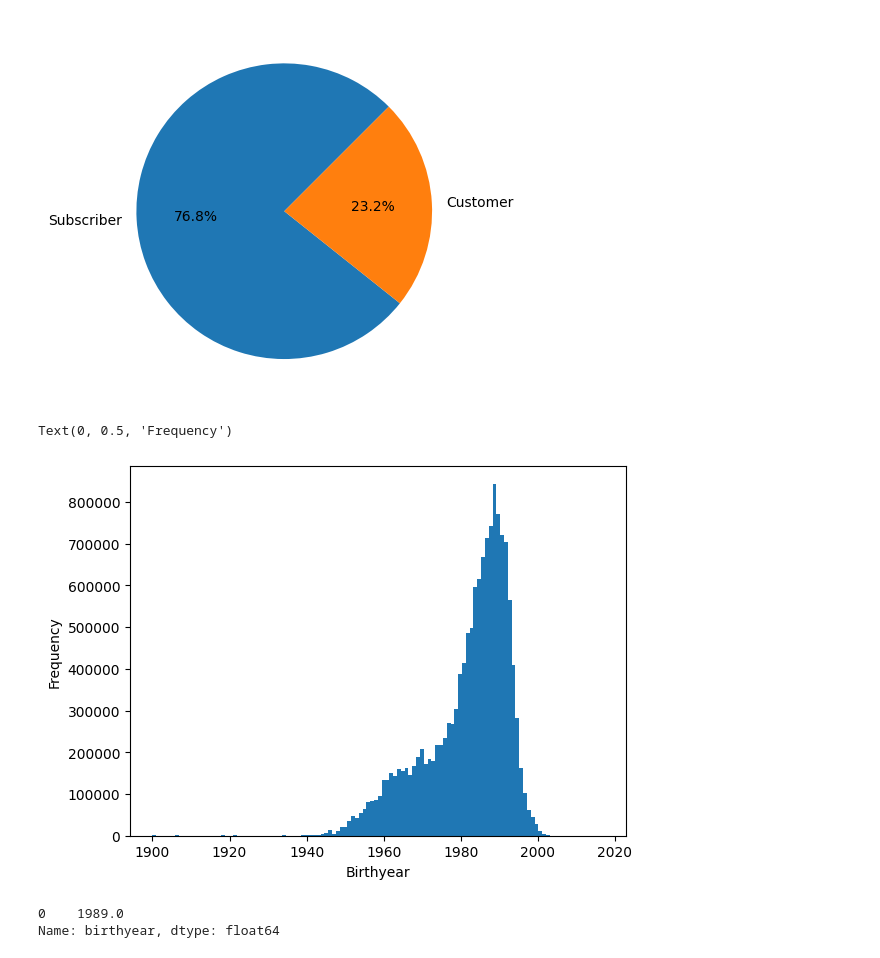
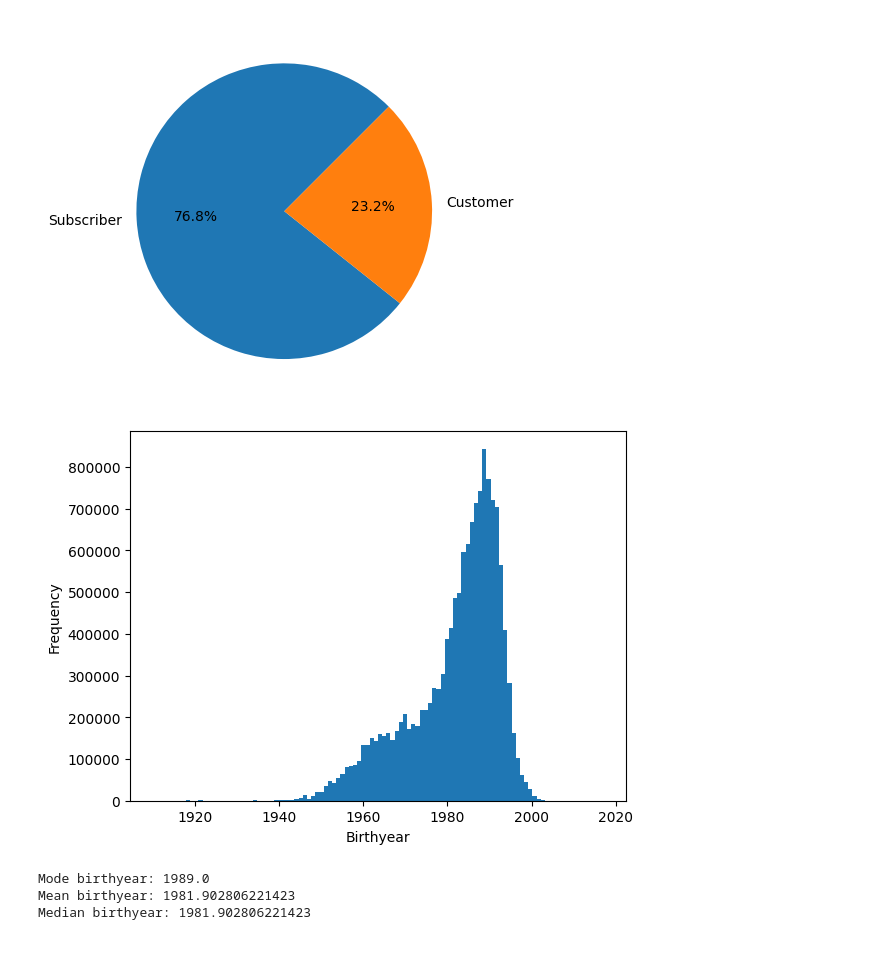
Before and after one commit to frogmasta/TE-360-Final-Project, a Jupyter notebook: main.ipynb, the cells around one changed output. Saved outputs shown, nothing was run; the diff lists cells and outputs as text; code cells hidden in the pictures.

```diff
--- a/main.ipynb
+++ b/main.ipynb
@@ -44,8 +48,7 @@ divvy_dfs
 
  [704054 rows x 12 columns]]
 # %%
-divvy_complete_df = pd.concat(divvy_dfs, ignore_index=True, sort=False)
-
+divvy_complete_df: pd.DataFrame = pd.concat(divvy_dfs, ignore_index=True, sort=False)
 divvy_complete_df.head()
 # %% [output]
 |  | trip_id | starttime | stoptime | bikeid | tripduration | from_station_id | from_station_name | ... |
@@ -77,7 +80,7 @@ We now need to fix and clean our data to make it ready to analyze.
 # %%
-divvy_cleaned_df = divvy_complete_df.copy(deep=True)
+divvy_cleaned_df: pd.DataFrame = divvy_complete_df.copy(deep=True)
 # %%
-column_mapping = {
+column_mapping: typing.Dict[str, str] = {
     "trip_id": "01 - Rental Details Rental ID",
     "bikeid": "01 - Rental Details Bike ID",
     "tripduration": "01 - Rental Details Duration In Seconds Uncapped",
@@ -95,5 +98,4 @@ column_mapping = {
 }
 
 for key, val in column_mapping.items():
-    print(f"{key}:{val}")
     divvy_cleaned_df[key] = divvy_cleaned_df[key].fillna(divvy_cleaned_df[val])
@@ -166,16 +153,20 @@ plt.show()
 # %% [output]
 [figure]
 # %%
-birthyears_cleaned = divvy_cleaned_df['birthyear'].dropna().loc[lambda x: x >= 1900] # Filter out anyone born before 1900 because they're dead
+birthyears_cleaned: pd.Series = divvy_cleaned_df['birthyear'].dropna().loc[lambda x: x >= 1910] # Filter out anyone born before 1900 because they're dead
+birthyears_cleaned.reset_index(drop=True)
 
-plt.hist(birthyears_cleaned, bins=118)
+plt.hist(birthyears_cleaned, bins=108)
 plt.xlabel("Birthyear")
 plt.ylabel("Frequency")
+plt.show()
 # %% [output]
-Text(0, 0.5, 'Frequency')
-[figure, old version]
+[figure, new version]
-# %%
-birthyears_cleaned.mode()
-# %% [output]
-0    1989.0
-Name: birthyear, dtype: float64
+# %%
+print(f"Mode birthyear: {(birthyears_cleaned.mode()).values[0]}")
+print(f"Mean birthyear: {(birthyears_cleaned.mean())}")
+print(f"Median birthyear: {(birthyears_cleaned.mean())}")
+# %% [output]
+Mode birthyear: 1989.0
+Mean birthyear: 1981.902806221423
+Median birthyear: 1981.902806221423
```
Also changed, not shown: parts of 33 cells of this notebook, 1 other file.
